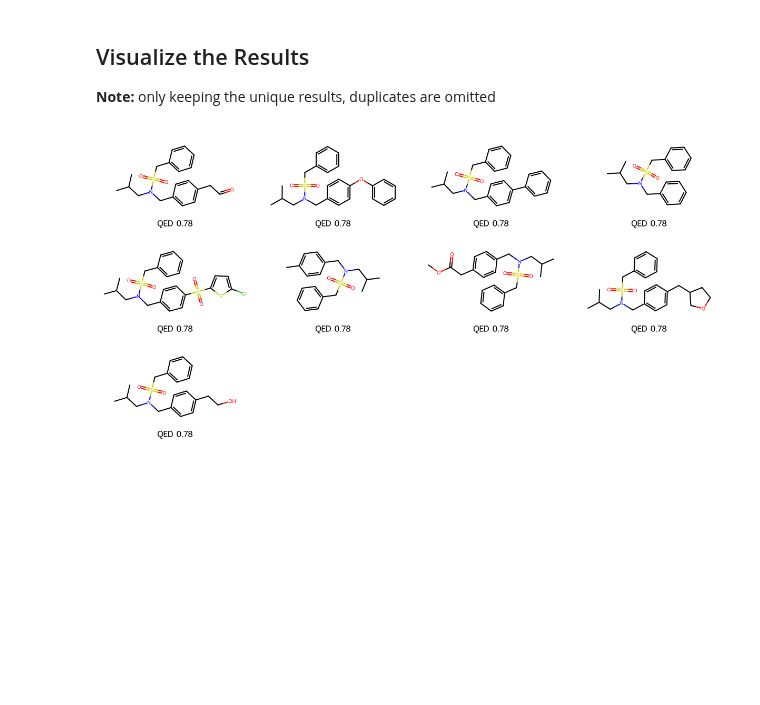
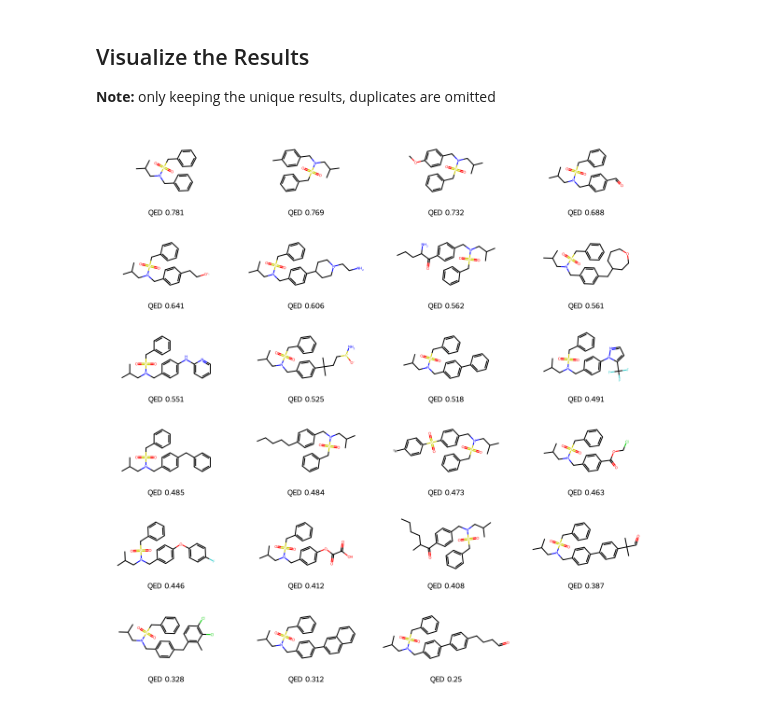
Before and after one commit to bf-nv/bionemo_tutorials, a Jupyter notebook: ChemistryDrawingTool_BFauber_20205_05_22.ipynb, the cells around one changed output. Drawn from its saved outputs; the diff is of its cells as text; code cells hidden in the pictures; blank space fills up the shorter version.

```diff
--- a/ChemistryDrawingTool_BFauber_20205_05_22.ipynb
+++ b/ChemistryDrawingTool_BFauber_20205_05_22.ipynb
@@ -150,6 +152,6 @@ safe
 # %% [markdown]
 ## Create the `safe` SMILES with the Generation/Edit Point Included
 # %%
-smiles = safe + '.[*{15-30}]'
+smiles = safe + '.[*{15-35}]'
 smiles
 # %% [output]
@@ -173,9 +175,9 @@ session = requests.Session()
 # %%
 payload = {
     "smiles": smiles,
-    "num_molecules": 50,
+    "num_molecules": 100,
     "temperature": 2,
-    "noise": 1,
+    "noise": 0.5,
     "step_size": 1,
     "scoring": "QED"
 }
@@ -194,20 +196,12 @@ print(result)
 ## Visualize the Results
 
 **Note:** only keeping the unique results, duplicates are omitted
-# %%
-smiles_out, qed = [], []
-
-for _ in result['molecules']:
-  smiles_string = _['smiles']
-  smiles_out.append(smiles_string)
-
-for _ in result['molecules']:
-  qed_score = _['score']
-  qed.append(round(qed_score, 2))
-
-unique_smiles = list(set(smiles_out))
-
-ms = [Chem.MolFromSmiles(_) for _ in unique_smiles]
-Draw.MolsToGridImage(ms, molsPerRow=4, subImgSize=(300, 200), legends=['QED ' + str(_) for _ in qed]) #
-# %% [output]
-[figure, removed]
+# %%
+unique_molecules = {mol['smiles']: mol['score'] for mol in result['molecules']}
+smiles_list = list(unique_molecules.keys())
+qed_list = list(unique_molecules.values())
+
+ms = [Chem.MolFromSmiles(_) for _ in smiles_list]
+Draw.MolsToGridImage(ms, molsPerRow=4, subImgSize=(300, 200), legends=['QED ' + str(_) for _ in qed_list])
+# %% [output]
+[figure, added]
```
Also changed, not shown: parts of 2 cells of this notebook.
